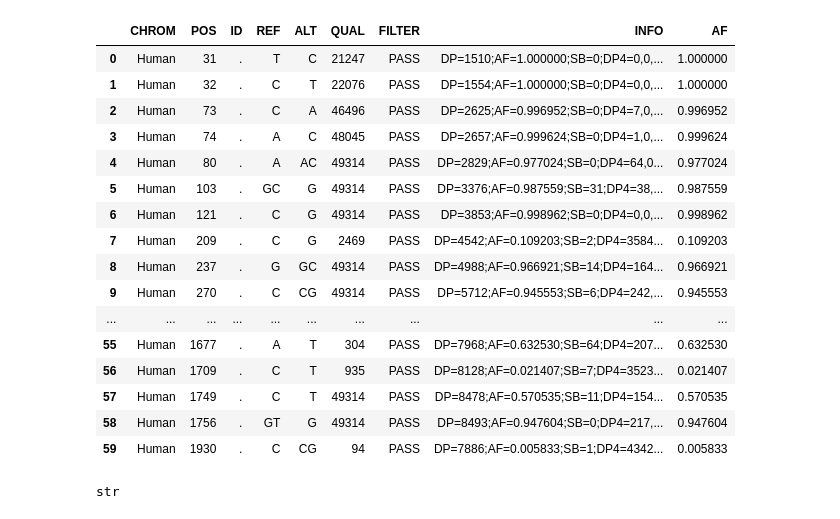
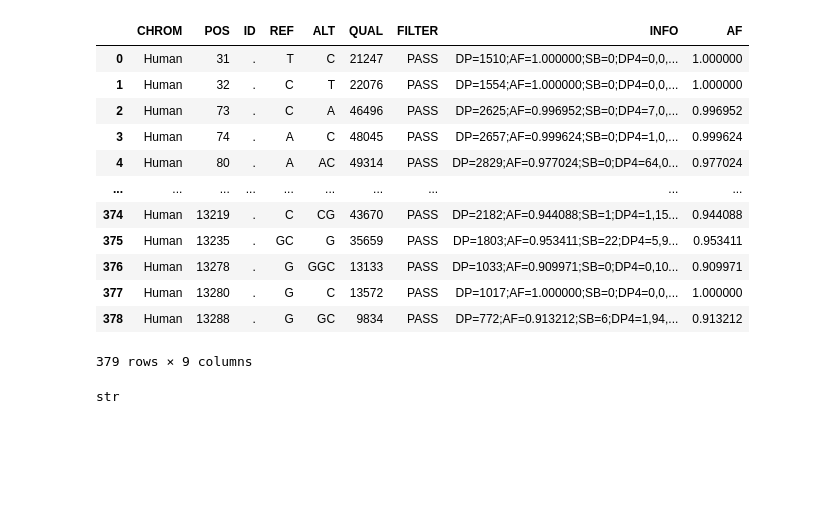
Before and after one commit to chowfi/Human-rDNA, a Jupyter notebook: notebooks/vcf_Reframe.ipynb, the cells around one changed output. Cells and saved outputs as stored; diff of their text form; code cells hidden in the pictures; blank space fills up the shorter version.

```diff
--- a/notebooks/vcf_Reframe.ipynb
+++ b/notebooks/vcf_Reframe.ipynb
@@ -19,26 +19,22 @@ def extract_af(info):
 # %%
 df = read_vcf('/Users/fionachow/Documents/NYU/CDS/Spring 2024/Research Fair/Hochwagen/Individual Data/ERR3240115/ERR3240115_rDNA.vcf') #vcf file from original variant calling of 1 individual
 df['AF'] = df['INFO'].apply(extract_af)
 
-df.head(60)
+df
 # %% [output]
 |  | CHROM | POS | ID | REF | ALT | QUAL | FILTER | INFO | AF |
 | 0 | Human | 31 | . | T | C | 21247 | PASS | DP=1510;AF=1.000000;SB=0;DP4=0,0,... | 1.000000 |
 | 1 | Human | 32 | . | C | T | 22076 | PASS | DP=1554;AF=1.000000;SB=0;DP4=0,0,... | 1.000000 |
 | 2 | Human | 73 | . | C | A | 46496 | PASS | DP=2625;AF=0.996952;SB=0;DP4=7,0,... | 0.996952 |
 | 3 | Human | 74 | . | A | C | 48045 | PASS | DP=2657;AF=0.999624;SB=0;DP4=1,0,... | 0.999624 |
 | 4 | Human | 80 | . | A | AC | 49314 | PASS | DP=2829;AF=0.977024;SB=0;DP4=64,0... | 0.977024 |
-| 5 | Human | 103 | . | GC | G | 49314 | PASS | DP=3376;AF=0.987559;SB=31;DP4=38,... | 0.987559 |
-| 6 | Human | 121 | . | C | G | 49314 | PASS | DP=3853;AF=0.998962;SB=0;DP4=0,0,... | 0.998962 |
-| 7 | Human | 209 | . | C | G | 2469 | PASS | DP=4542;AF=0.109203;SB=2;DP4=3584... | 0.109203 |
-| 8 | Human | 237 | . | G | GC | 49314 | PASS | DP=4988;AF=0.966921;SB=14;DP4=164... | 0.966921 |
-| 9 | Human | 270 | . | C | CG | 49314 | PASS | DP=5712;AF=0.945553;SB=6;DP4=242,... | 0.945553 |
 | ... | ... | ... | ... | ... | ... | ... | ... | ... | ... |
-| 55 | Human | 1677 | . | A | T | 304 | PASS | DP=7968;AF=0.632530;SB=64;DP4=207... | 0.632530 |
-| 56 | Human | 1709 | . | C | T | 935 | PASS | DP=8128;AF=0.021407;SB=7;DP4=3523... | 0.021407 |
-| 57 | Human | 1749 | . | C | T | 49314 | PASS | DP=8478;AF=0.570535;SB=11;DP4=154... | 0.570535 |
-| 58 | Human | 1756 | . | GT | G | 49314 | PASS | DP=8493;AF=0.947604;SB=0;DP4=217,... | 0.947604 |
-| 59 | Human | 1930 | . | C | CG | 94 | PASS | DP=7886;AF=0.005833;SB=1;DP4=4342... | 0.005833 |
+| 374 | Human | 13219 | . | C | CG | 43670 | PASS | DP=2182;AF=0.944088;SB=1;DP4=1,15... | 0.944088 |
+| 375 | Human | 13235 | . | GC | G | 35659 | PASS | DP=1803;AF=0.953411;SB=22;DP4=5,9... | 0.953411 |
+| 376 | Human | 13278 | . | G | GGC | 13133 | PASS | DP=1033;AF=0.909971;SB=0;DP4=0,10... | 0.909971 |
+| 377 | Human | 13280 | . | G | C | 13572 | PASS | DP=1017;AF=1.000000;SB=0;DP4=0,0,... | 1.000000 |
+| 378 | Human | 13288 | . | G | GC | 9834 | PASS | DP=772;AF=0.913212;SB=6;DP4=1,94,... | 0.913212 |
+379 rows × 9 columns
 # %%
 type(df['AF'].iloc[0])
 # %% [output]
```
Also changed, not shown: parts of 18 cells of this notebook, 1 other file.
